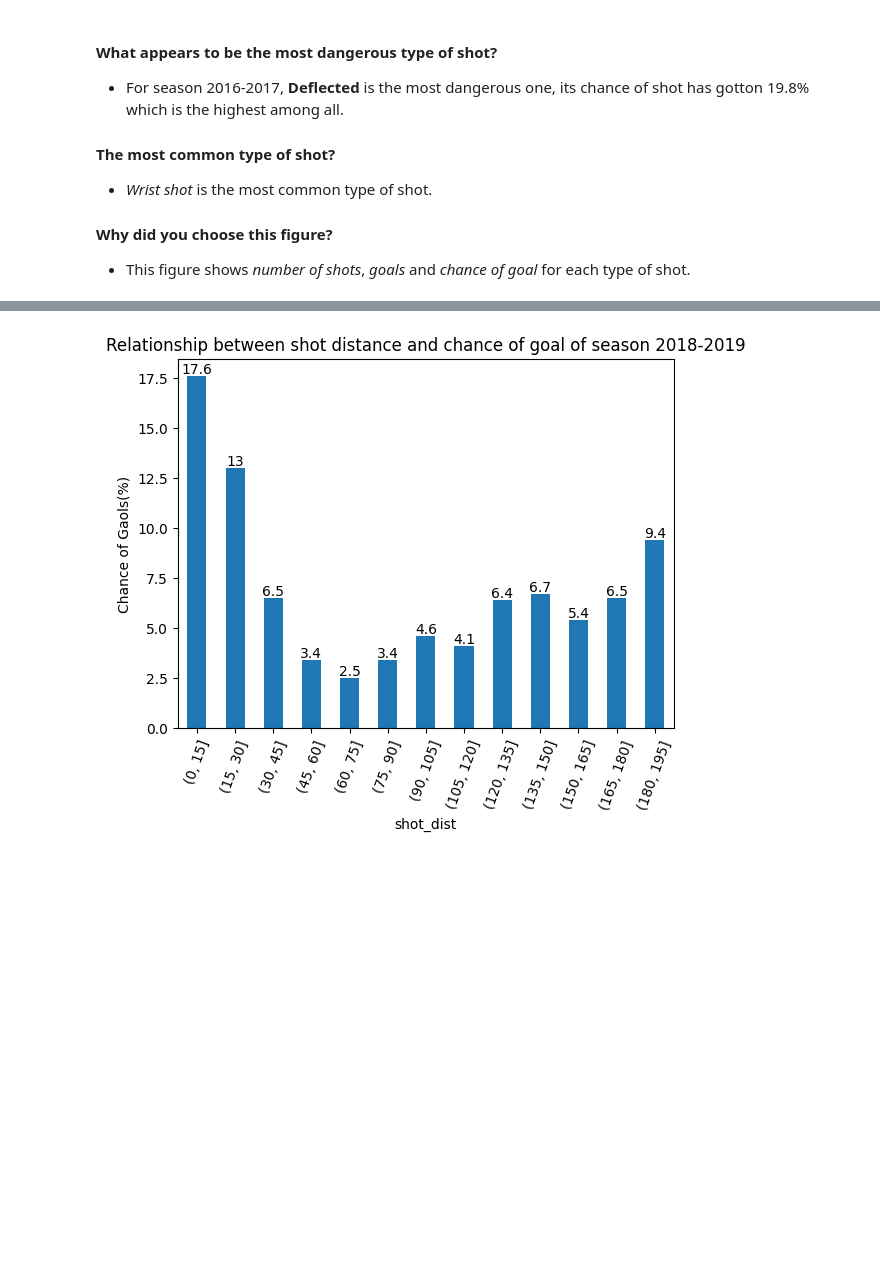
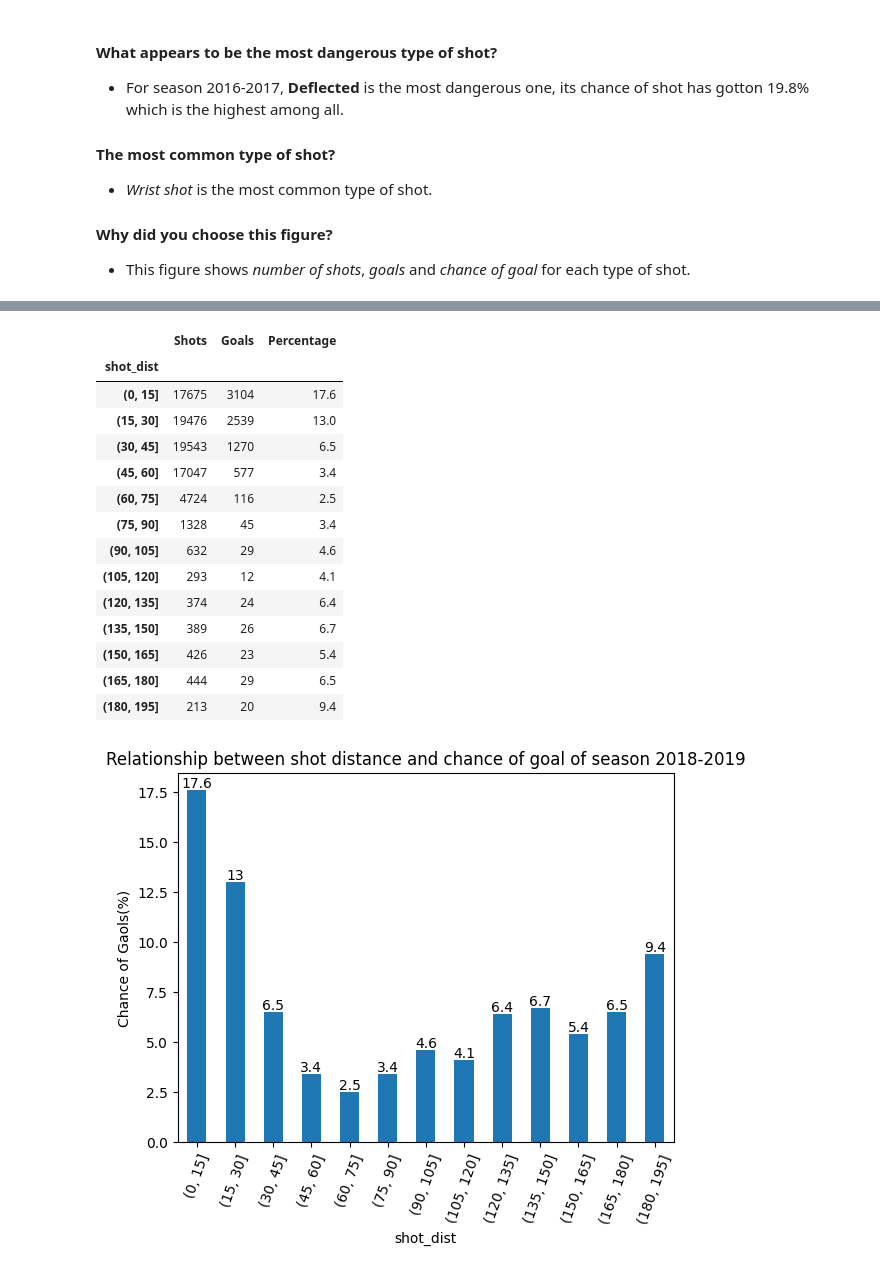
Before and after one commit to hfereidouni/DataScience, a Jupyter notebook: CodeBase/visualization_pt1.ipynb, the cells around one changed output, grey strips where cells are left out. Saved outputs shown, nothing was run; the diff lists cells and outputs as text; code cells hidden in the pictures; blank space fills up the shorter version.

```diff
--- a/CodeBase/visualization_pt1.ipynb
+++ b/CodeBase/visualization_pt1.ipynb
@@ -67,3 +114,9 @@ bars_type_goal(2016,season_2016_path)
 - *Wrist shot* is the most common type of shot.
 #### Why did you choose this figure?
 - This figure shows *number of shots*, *goals* and *chance of goal* for each type of shot.
+# %%
+max_dist = np.sqrt((100*2)**2+42.5**2)
+bins=list(range(0,round(max_dist),15))
+df_18 = pd.read_csv(season_2018_path).reset_index()
+df_dist = df_18[["shot_dist","play_type"]]
+df_dist
@@ -69,0 +137,6 @@ bars_type_goal(2016,season_2016_path)
+# %%
+ idx = ~pd.isna(df_dist["shot_dist"])
+df_filtered = df_dist.loc[idx]
+df_filtered_shot = df_filtered
+df_filtered_goal = df_filtered[df_filtered["play_type"]=="Goal"]
+df_filtered_goal
@@ -70,3 +157,31 @@ bars_type_goal(2016,season_2016_path)
+# %%
+shot_count=pd.DataFrame(pd.cut(df_filtered_shot["shot_dist"],bins=bins)).reset_index()
+shot_count= shot_count.groupby("shot_dist", observed=True).agg("count")
+shot_count = shot_count.rename(columns={'index': 'Shots'})
+
+goal_count=pd.DataFrame(pd.cut(df_filtered_goal["shot_dist"],bins=bins)).reset_index()
+goal_count= goal_count.groupby("shot_dist", observed=True).agg("count")
+goal_count = goal_count.rename(columns={'index': 'Goals'})
+
+shot_goal = pd.concat([shot_count,goal_count],axis=1)
+shot_goal["Percentage"] = round(100* shot_goal["Goals"]/shot_goal["Shots"],1)
+shot_goal
+# %% [output]
+|  | Shots | Goals | Percentage |
+| shot_dist |  |  |  |
+| (0, 15] | 17675 | 3104 | 17.6 |
+| (15, 30] | 19476 | 2539 | 13.0 |
+| (30, 45] | 19543 | 1270 | 6.5 |
+| (45, 60] | 17047 | 577 | 3.4 |
+| (60, 75] | 4724 | 116 | 2.5 |
+| (75, 90] | 1328 | 45 | 3.4 |
+| (90, 105] | 632 | 29 | 4.6 |
+| (105, 120] | 293 | 12 | 4.1 |
+| (120, 135] | 374 | 24 | 6.4 |
+| (135, 150] | 389 | 26 | 6.7 |
+| (150, 165] | 426 | 23 | 5.4 |
+| (165, 180] | 444 | 29 | 6.5 |
+| (180, 195] | 213 | 20 | 9.4 |
 # %%
 def dist_shot_plot(year:int,csv_path:str,bin_gap:int):
     """"
```
Also changed, not shown: parts of 7 cells of this notebook, 1 other file.
